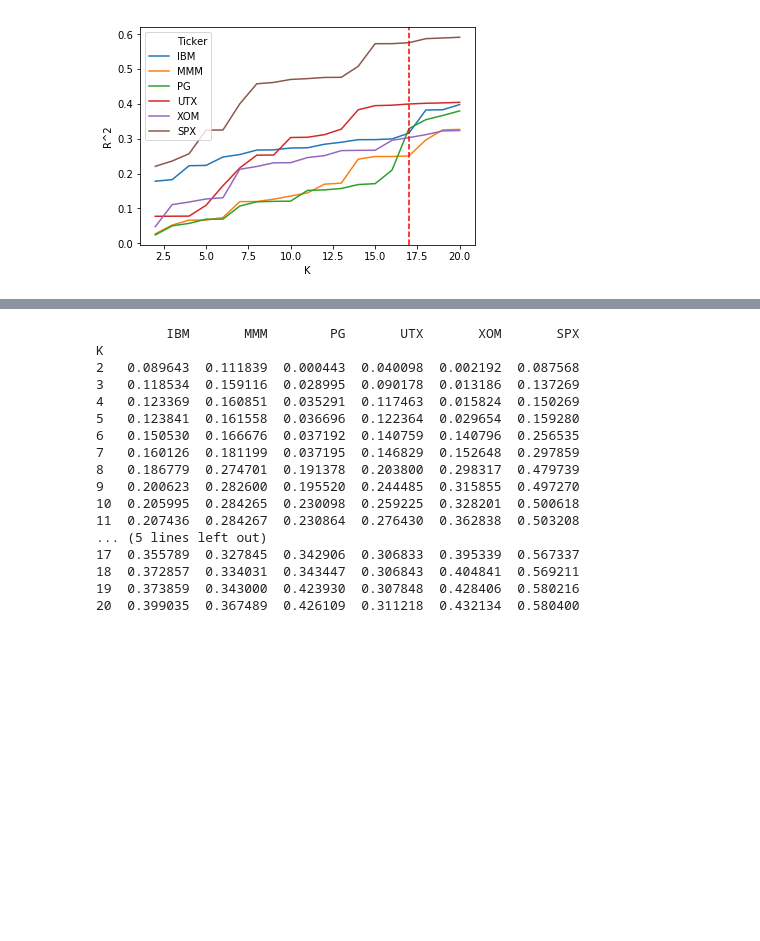
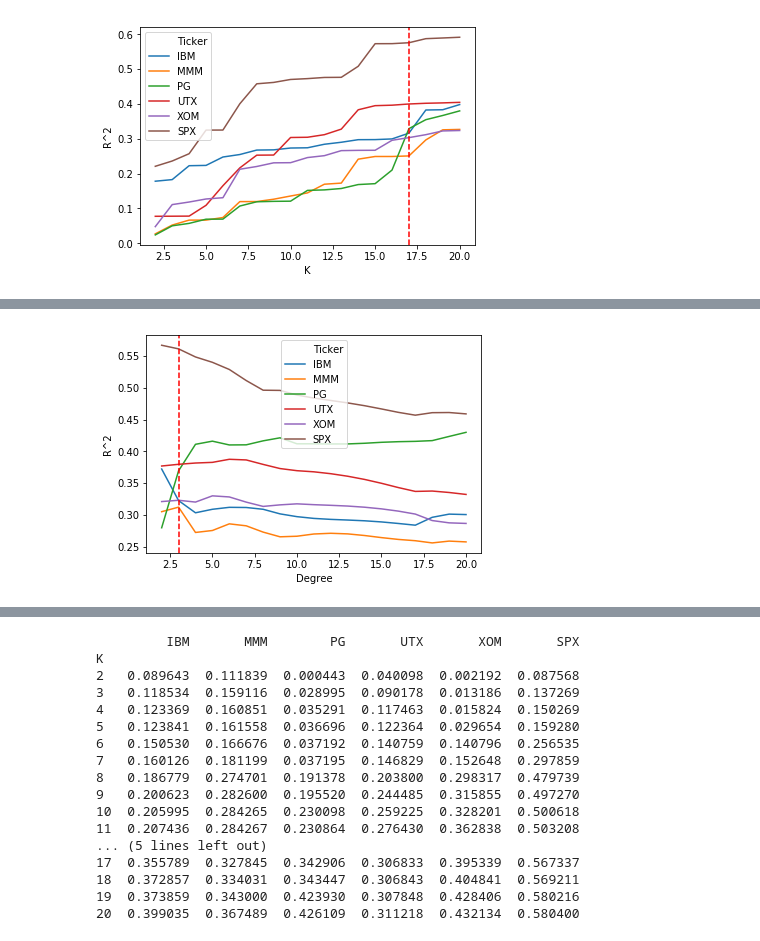
Before and after one commit to jgdenby/PortfolioFactorAnalysis, a Jupyter notebook: PortfolioFactorAnalysis.ipynb, the cells around one changed output, grey strips where cells are left out. Saved outputs shown, nothing was run; the diff lists cells and outputs as text; code cells hidden in the pictures; blank space fills up the shorter version.

```diff
--- a/PortfolioFactorAnalysis.ipynb
+++ b/PortfolioFactorAnalysis.ipynb
@@ -730,3 +807,12 @@ plt.savefig('KPCA_tune.png')
+# %%
+plotpolyKPCA=polyKPCA.reset_index()
+plotpolyKPCA = pd.melt(plotpolyKPCA, id_vars=['Degree'], value_vars=['IBM', 'MMM','PG','UTX','XOM','SPX'],
+                      var_name='Ticker',value_name = 'R^2')
+ax=sns.lineplot(x='Degree',y='R^2',hue = 'Ticker',data=plotpolyKPCA);
+plt.axvline(x=3, color = 'r', linestyle = '--');
+plt.savefig('poly_degree_tune.png')
+# %% [output]
+[figure, added]
 # %%
 #Split in time
 X_train = X_train_time.drop(['Month','SMB','HML','RMW','CMA',"Mkt-RF",'RF'],axis=1)
```
Also changed, not shown: parts of 19 cells of this notebook, 50 other files.
